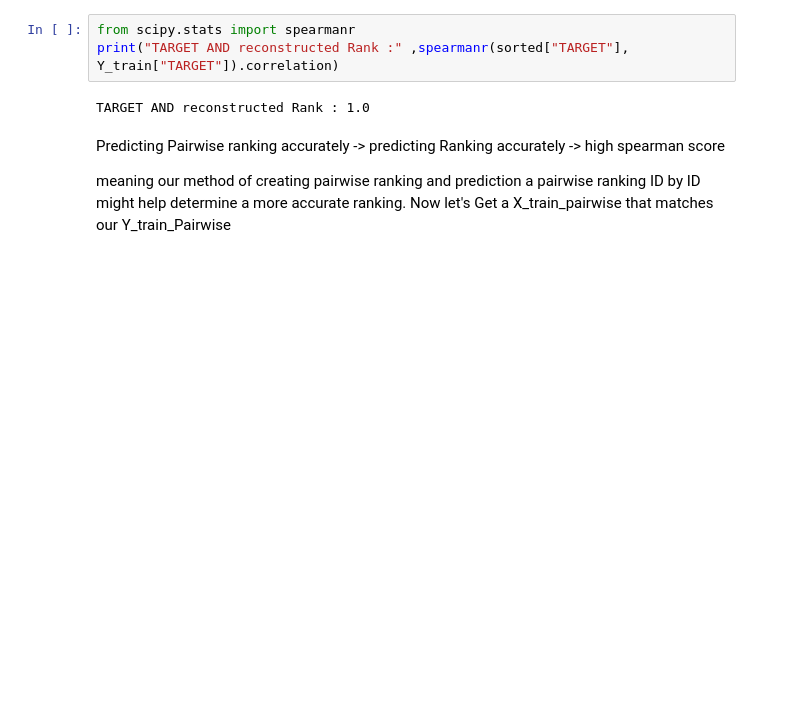
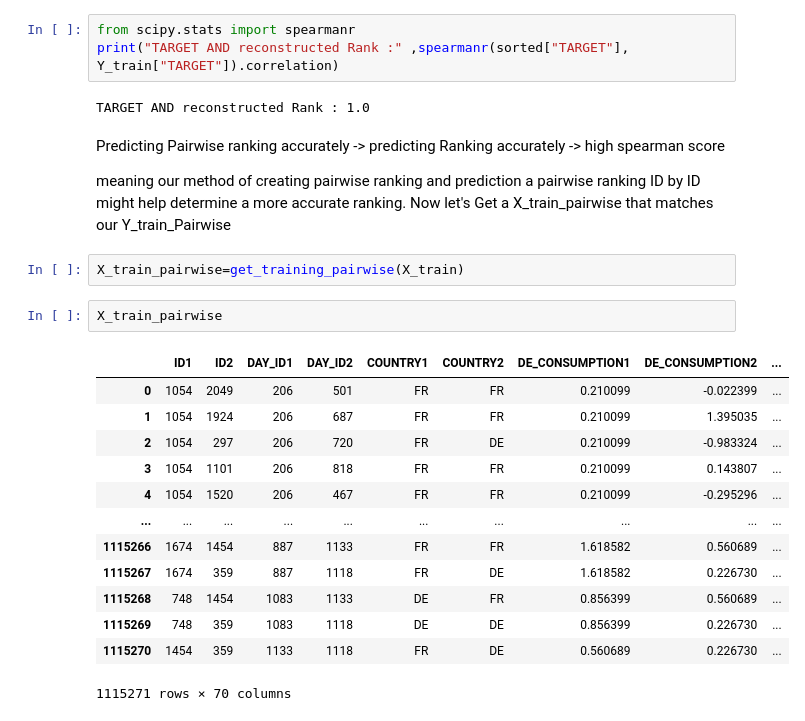
Before and after one commit to MachtaYassine/Challenges_and_fun, a Jupyter notebook: Qube/Notebooks/4-Learn to Rank.ipynb, the cells around one changed output. Saved outputs shown, nothing was run; the diff lists cells and outputs as text; blank space fills up the shorter version.

Commit message:
Pairwise datasets

```diff
--- a/Qube/Notebooks/4-Learn to Rank.ipynb
+++ b/Qube/Notebooks/4-Learn to Rank.ipynb
@@ -58,3 +58,21 @@ TARGET AND reconstructed Rank : 1.0
 Predicting Pairwise ranking accurately -> predicting Ranking accurately -> high spearman score
 
 meaning our method of creating pairwise ranking and prediction a pairwise ranking ID by ID might help determine a more accurate ranking. Now let's Get a  X_train_pairwise that matches our Y_train_Pairwise
+# %%
+X_train_pairwise=get_training_pairwise(X_train)
+# %%
+X_train_pairwise
+# %% [output]
+|  | ID1 | ID2 | DAY_ID1 | DAY_ID2 | COUNTRY1 | COUNTRY2 | DE_CONSUMPTION1 | DE_CONSUMPTION2 | ... |
+| 0 | 1054 | 2049 | 206 | 501 | FR | FR | 0.210099 | -0.022399 | ... |
+| 1 | 1054 | 1924 | 206 | 687 | FR | FR | 0.210099 | 1.395035 | ... |
+| 2 | 1054 | 297 | 206 | 720 | FR | DE | 0.210099 | -0.983324 | ... |
+| 3 | 1054 | 1101 | 206 | 818 | FR | FR | 0.210099 | 0.143807 | ... |
+| 4 | 1054 | 1520 | 206 | 467 | FR | FR | 0.210099 | -0.295296 | ... |
+| ... | ... | ... | ... | ... | ... | ... | ... | ... | ... |
+| 1115266 | 1674 | 1454 | 887 | 1133 | FR | FR | 1.618582 | 0.560689 | ... |
+| 1115267 | 1674 | 359 | 887 | 1118 | FR | DE | 1.618582 | 0.226730 | ... |
+| 1115268 | 748 | 1454 | 1083 | 1133 | DE | FR | 0.856399 | 0.560689 | ... |
+| 1115269 | 748 | 359 | 1083 | 1118 | DE | DE | 0.856399 | 0.226730 | ... |
+| 1115270 | 1454 | 359 | 1133 | 1118 | FR | DE | 0.560689 | 0.226730 | ... |
+1115271 rows × 70 columns
```
